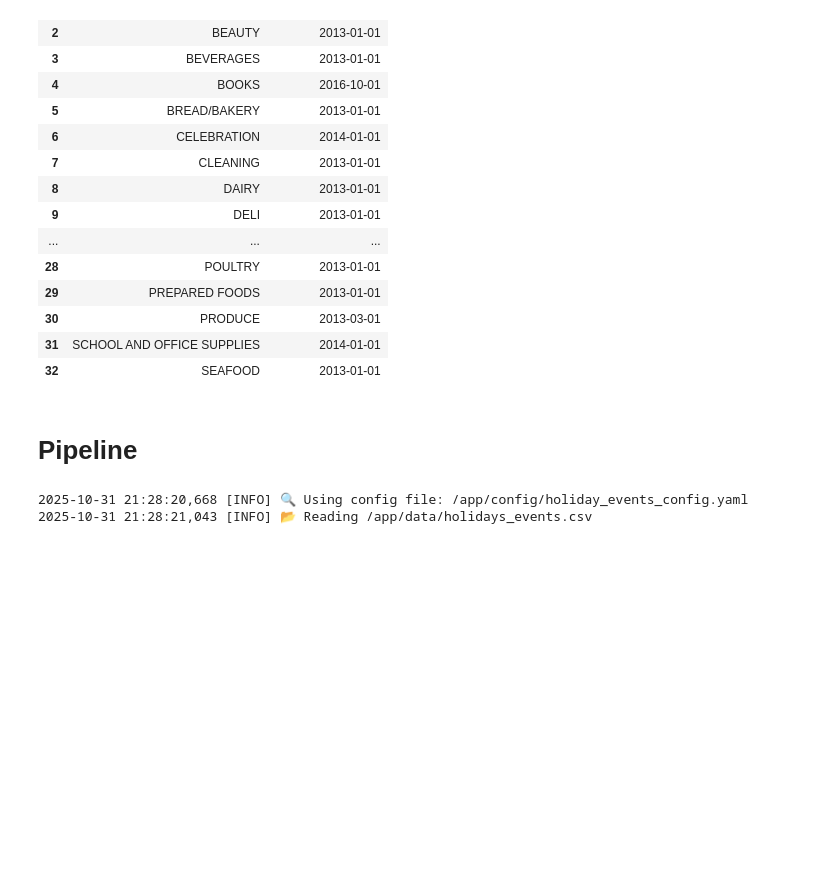
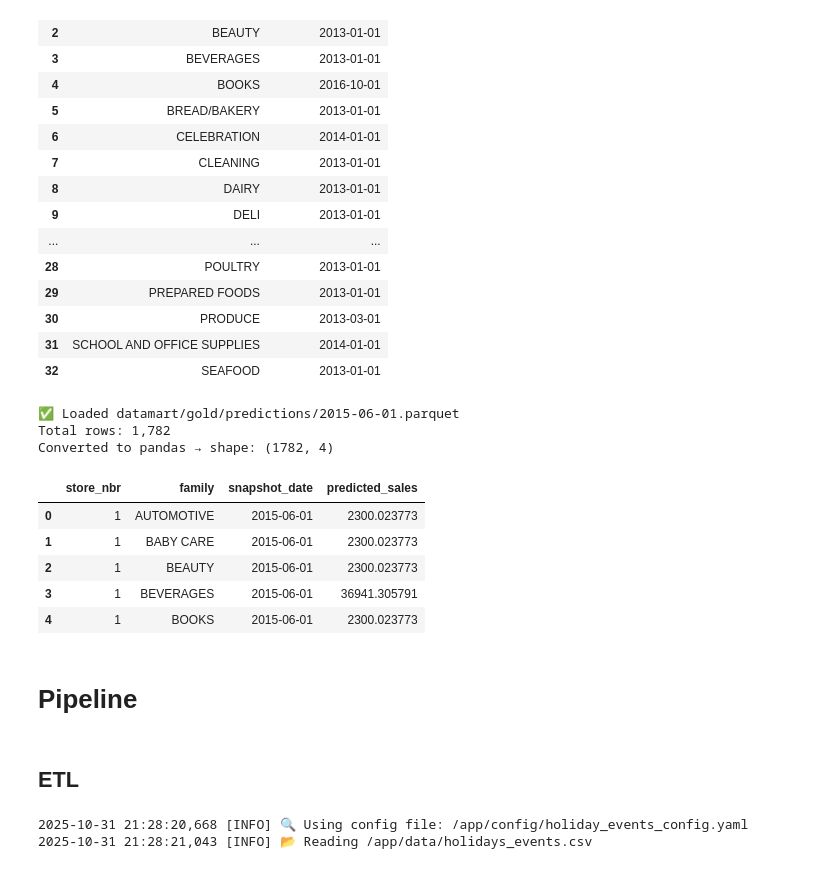
Before and after one commit to jayvvhy/MLE_Store_Sales_Inventory_Prediction, a Jupyter notebook: JY/JupyterLab/pipeline.ipynb, the cells around one changed output. Saved outputs shown, nothing was run; the diff lists cells and outputs as text; code cells hidden in the pictures; blank space fills up the shorter version.

```diff
--- a/JY/JupyterLab/pipeline.ipynb
+++ b/JY/JupyterLab/pipeline.ipynb
@@ -795,8 +795,44 @@ pdf_ref
 | 30 | PRODUCE | 2013-03-01 |
 | 31 | SCHOOL AND OFFICE SUPPLIES | 2014-01-01 |
 | 32 | SEAFOOD | 2013-01-01 |
+# %%
+# -------------------------------------------------------------------------
+# Specify dataset and snapshot month
+# -------------------------------------------------------------------------
+table_name = "predictions"        # e.g. "daily_sales", "oil_prices", "holiday_events"
+snapshot_tag = "2015-06-01"          # corresponds to datamart/bronze/<table_name>/2013_01.parquet
+
+# -------------------------------------------------------------------------
+# Load parquet file
+# -------------------------------------------------------------------------
+path = f"datamart/gold/{table_name}/{snapshot_tag}.parquet"
+df = spark.read.parquet(path)
+
+print(f"✅ Loaded {path}")
+print(f"Total rows: {df.count():,}")
+
+# -------------------------------------------------------------------------
+# Convert to pandas for exploration
+# -------------------------------------------------------------------------
+pdf = df.toPandas()
+print(f"Converted to pandas → shape: {pdf.shape}")
+
+# Display first few rows
+pdf.head()
+# %% [output]
+✅ Loaded datamart/gold/predictions/2015-06-01.parquet
+Total rows: 1,782
+Converted to pandas → shape: (1782, 4)
+|  | store_nbr | family | snapshot_date | predicted_sales |
+| 0 | 1 | AUTOMOTIVE | 2015-06-01 | 2300.023773 |
+| 1 | 1 | BABY CARE | 2015-06-01 | 2300.023773 |
+| 2 | 1 | BEAUTY | 2015-06-01 | 2300.023773 |
+| 3 | 1 | BEVERAGES | 2015-06-01 | 36941.305791 |
+| 4 | 1 | BOOKS | 2015-06-01 | 2300.023773 |
 # %% [markdown]
 # Pipeline
+# %% [markdown]
+## ETL
 # %%
 from utils.data_processing_holiday_reference import process_holiday_reference
 # ---------------------------------------------------------------------
```
Also changed, not shown: parts of 12 cells of this notebook, 41 other files.
